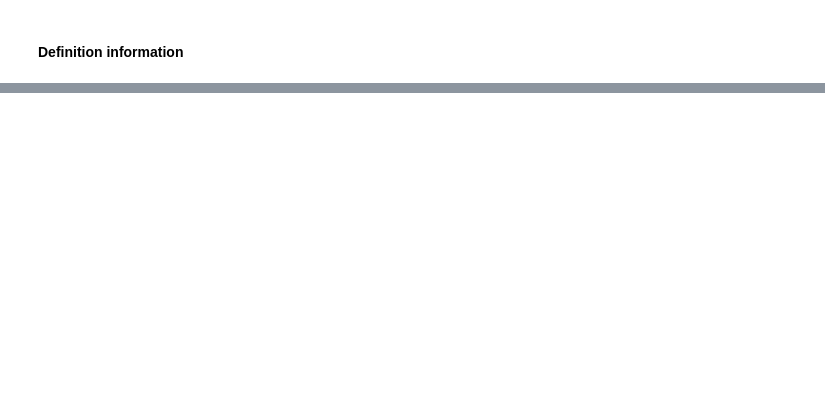
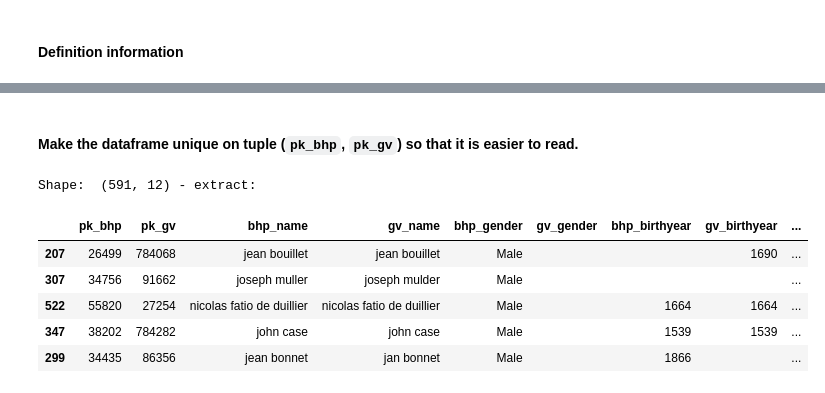
Before and after one commit to geovistory/symogih, a Jupyter notebook: src/record-linkage/persons/03-bhp-actors-geov-persons-record-linkage.ipynb, the cells around one changed output, grey strips where cells are left out. Saved outputs shown, nothing was run; the diff lists cells and outputs as text; code cells hidden in the pictures; blank space fills up the shorter version.

```diff
--- a/src/record-linkage/persons/03-bhp-actors-geov-persons-record-linkage.ipynb
+++ b/src/record-linkage/persons/03-bhp-actors-geov-persons-record-linkage.ipynb
@@ -71,5 +252,18 @@ Finding similar persons is done - Elapsed: [00h10'01]
-# %%
-matchings.rename(columns={'pk_entity': 'pk_gv', 'new_name':'bhp_name', 'new_gender':'bhp_gender', 'new_birthdate':'bhp_birthdate', 'new_deathdate':'bhp_deathdate'}, inplace=True)
+# %%
+matchings.rename(columns={
+    'pk_entity': 'pk_gv',
+    'new_name':'bhp_name',
+    'new_gender':'bhp_gender',
+    'new_birthdate':'bhp_birthdate',
+    'new_deathdate':'bhp_deathdate'
+}, inplace=True)
+
+matchings['bhp_birthyear'] = [date[0] if pd.notna(date) else pd.NA for date in matchings['bhp_birthdate']]
+matchings['gv_birthyear'] = [date[0] if pd.notna(date) else pd.NA for date in matchings['gv_birthdate']]
+matchings['bhp_deathyear'] = [date[0] if pd.notna(date) else pd.NA for date in matchings['bhp_deathdate']]
+matchings['gv_deathyear'] = [date[0] if pd.notna(date) else pd.NA for date in matchings['gv_deathdate']]
+
+matchings.drop(columns=['bhp_birthdate', 'gv_birthdate', 'bhp_deathdate', 'gv_deathdate'], inplace=True)
 # %% [markdown]
 #### Definition information
 # %%
@@ -142,0 +289,35 @@ Requests will not be executed
+# %% [markdown]
+#### Make the dataframe unique on tuple (`pk_bhp`, `pk_gv`) so that it is easier to read.
+# %%
+matchings['key'] = matchings['pk_bhp'] + matchings['pk_gv']
+
+matchings.fillna('', inplace=True)
+for col in matchings.columns:
+    matchings[col] = matchings[col].astype(str)
+
+matchings = matchings.groupby('key').agg(
+    pk_bhp=pd.NamedAgg(column='pk_bhp', aggfunc='first'),
+    pk_gv=pd.NamedAgg(column='pk_gv', aggfunc='first'),
+    bhp_name=pd.NamedAgg(column='bhp_name', aggfunc=lambda x: ' - '.join(str(e) for e in np.unique(x))),
+    gv_name=pd.NamedAgg(column='gv_name', aggfunc=lambda x: ' - '.join(str(e) for e in np.unique(x))),
+    bhp_gender=pd.NamedAgg(column='bhp_gender', aggfunc=lambda x: ' - '.join(str(e) for e in np.unique(x))),
+    gv_gender=pd.NamedAgg(column='gv_gender', aggfunc=lambda x: ' - '.join(str(e) for e in np.unique(x))),
+    bhp_birthyear=pd.NamedAgg(column='bhp_birthyear', aggfunc=lambda x: ' - '.join(str(e) for e in np.unique(x))),
+    gv_birthyear=pd.NamedAgg(column='gv_birthyear', aggfunc=lambda x: ' - '.join(str(e) for e in np.unique(x))),
+    bhp_deathyear=pd.NamedAgg(column='bhp_deathyear', aggfunc=lambda x: ' - '.join(str(e) for e in np.unique(x))),
+    gv_deathyear=pd.NamedAgg(column='gv_deathyear', aggfunc=lambda x: ' - '.join(str(e) for e in np.unique(x))),
+    bhp_definition=pd.NamedAgg(column='bhp_definition', aggfunc=lambda x: ' - '.join(str(e) for e in np.unique(x))),
+    gv_definition=pd.NamedAgg(column='gv_definition', aggfunc=lambda x: ' - '.join(str(e) for e in np.unique(x))),
+)
+
+matchings.reset_index(drop=True, inplace=True)
+
+a.infos(matchings, random=True)
+# %% [output]
+Shape:  (591, 12) - extract:
+|  | pk_bhp | pk_gv | bhp_name | gv_name | bhp_gender | gv_gender | bhp_birthyear | gv_birthyear | ... |
+| 207 | 26499 | 784068 | jean bouillet | jean bouillet | Male |  |  | 1690 | ... |
+| 307 | 34756 | 91662 | joseph muller | joseph mulder | Male |  |  |  | ... |
+| 522 | 55820 | 27254 | nicolas fatio de duillier | nicolas fatio de duillier | Male |  | 1664 | 1664 | ... |
+| 347 | 38202 | 784282 | john case | john case | Male |  | 1539 | 1539 | ... |
+| 299 | 34435 | 86356 | jean bonnet | jan bonnet | Male |  | 1866 |  | ... |
```
Also changed, not shown: parts of 39 cells of this notebook.
